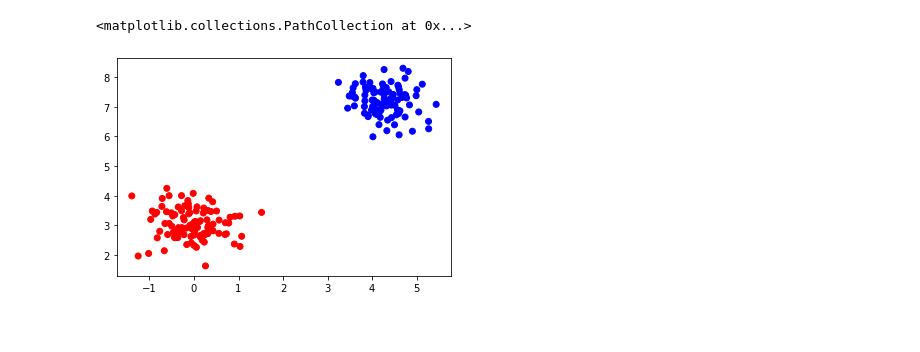
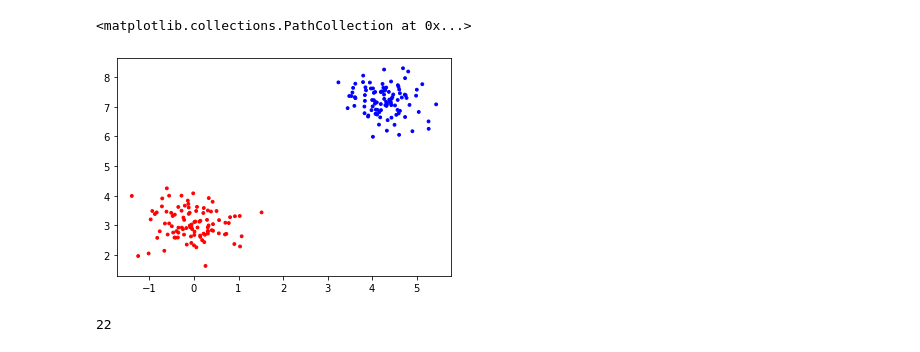
Before and after one commit to SGladkis/Coresets-in-Dynamic-Geometric-Data-Streams-implementation, a Jupyter notebook: code.ipynb, the cells around one changed output. Cells and saved outputs as stored; diff of their text form; code cells hidden in the pictures.

```diff
--- a/code.ipynb
+++ b/code.ipynb
@@ -8,15 +8,18 @@ import matplotlib.patches as patches
 blobs, blob_labels = sk.datasets.make_blobs(n_samples=200, n_features=2, center_box=(0, 10.0), centers=2, cluster_std=0.5, random_state=1)
 blobs = blobs.round(3)
 # %%
-plt.scatter(blobs[:, 0], blobs[:, 1], c=blob_labels, cmap="bwr")
+plt.scatter(blobs[:, 0], blobs[:, 1], c=blob_labels, cmap="bwr", s=8)
 # %% [output]
 <matplotlib.collections.PathCollection at 0x...>
-[figure, old version]
+[figure, new version]
 # %%
 k = 2
-D = 0.0005
+D = 0.000000985
 eps = 0.1
 X = blobs
 alpha = 5 #take alpha as an arbitrary number - constant, lets say 5
 n_initial = len(X) # n is the size of the current point set, a.k.a. n is all of the initial points
-Opt = -int(- (alpha+1)*(np.log(np.sqrt(2)) / np.log(1 + eps)) // 1) #rounded up
+Opt = -int(- (alpha+1) * (np.log(np.sqrt(2)) / np.log(1 + eps)) // 1) #rounded up, number of guesses
+print(Opt)
+# %% [output]
+22
```
Also changed, not shown: parts of 9 cells of this notebook.
